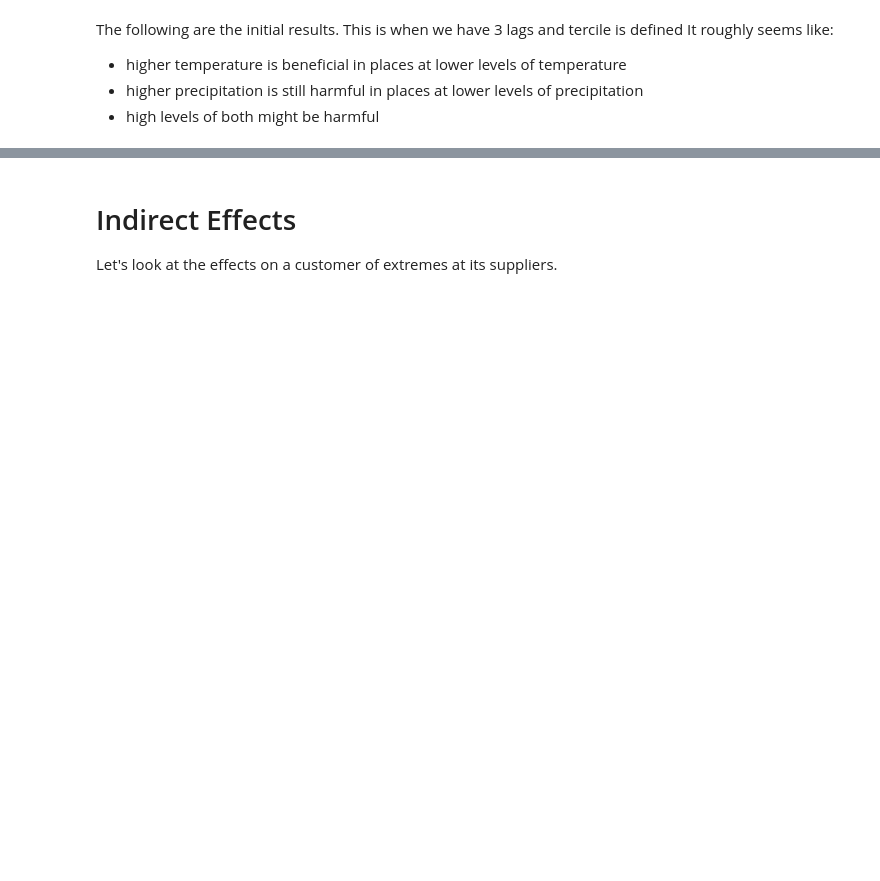
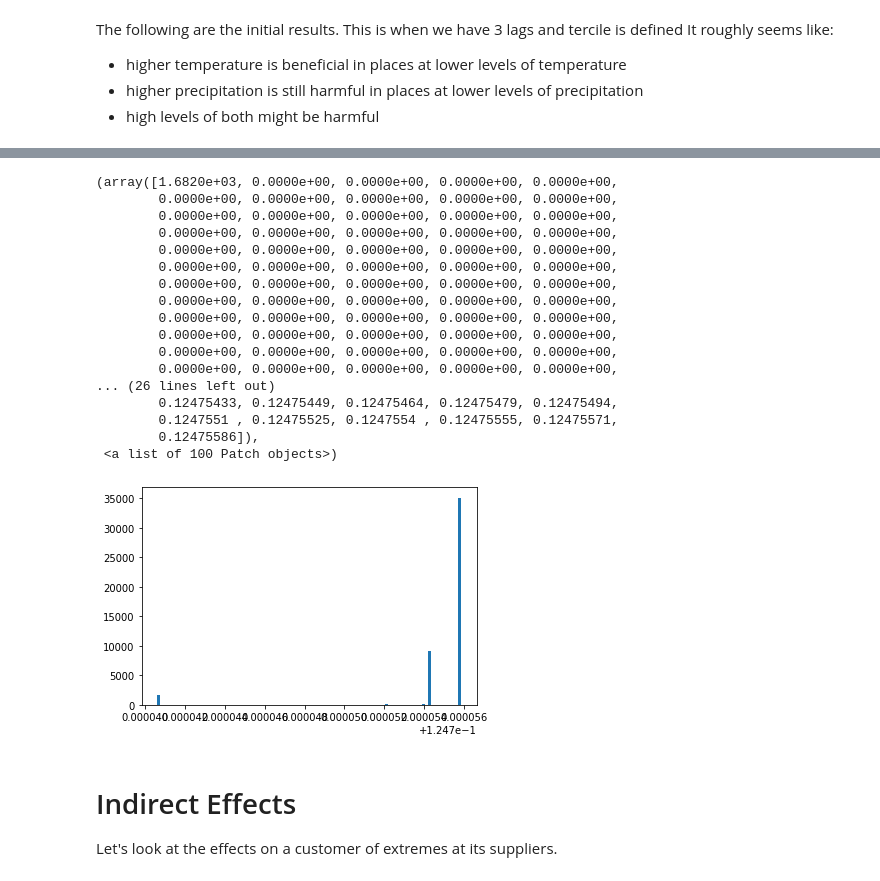
Before and after one commit to brianreed21/extremes, a Jupyter notebook: extremesAnalysisCode/pythonRegs.ipynb, the cells around one changed output, grey strips where cells are left out. Saved outputs shown, nothing was run; the diff lists cells and outputs as text; code cells hidden in the pictures; blank space fills up the shorter version.

```diff
--- a/extremesAnalysisCode/pythonRegs.ipynb
+++ b/extremesAnalysisCode/pythonRegs.ipynb
@@ -115,5 +60,5 @@ goodsData[~goodsData.lnOpIncNormd.isna()]
 # %%
-goodsData = pd.read_csv("../../data/companyData/goodsData_largestSupplierData.csv").drop(columns = {'Unnamed: 0'})
+goodsData = pd.read_csv("../../data/companyData/goodsData_largestSupplierData_dirEffects.csv").drop(columns = {'Unnamed: 0'})
 goodsData['year'] = goodsData.year.astype('str').str.slice(0,4).astype('int64')
 goodsData.columns = goodsData.columns.str.replace("0.95", "Extreme")
 goodsData = goodsData[~goodsData.lnOpIncNormd.isna() & ~goodsData.lnRevNormd.isna() & \
@@ -140,19 +244,13 @@ The following are the initial results. This is when we have 3 lags and tercile i
 # %%
-start = time.time()
-
-outcome  = 'lnOpIncNormd'
-weather  = 'extremeHeat'
-# weather  = '(temp_zipQuarter95 + lag1_temp_zipQuarter95 + lag2_temp_zipQuarter95 + lag3_temp_zipQuarter95)'
+outcome  = 'lnRevNormd'
+weather  = 'extremePrecip'
 controls = 'C(indGroup):C(qtr) + C(yearQtr) + C(gvkey) + C(ageTercile) + C(profitTercile) + C(sizeTercile)'
 
 equation = outcome + ' ~ ' + weather + ' + ' + controls
 
 print(equation)
 
-tempMod = smf.ols(formula = equation, data = goodsData).fit(cov_type='cluster',cov_kwds={'groups': goodsData.gvkey})
+precipMod = smf.ols(formula = equation, data = goodsData).fit()
 
-print(time.time() - start)
-
-
-print(tempMod.summary())
+print(precipMod.summary())
 # %% [output]
@@ -281,3 +323,30 @@ allResults = pd.concat(resultList, axis=0)
+# %%
+goodsData_moreExtremes = goodsData.copy()
+goodsData_moreExtremes['extremeHeat']   += 10
+goodsData_moreExtremes['extremePrecip'] += 10
+
+ypred_moreExtremes = tempMod.predict(goodsData_moreExtremes)
+
+plt.hist(ypred_moreExtremes - ypred, bins = 100)
+# %% [output]
+(array([1.6820e+03, 0.0000e+00, 0.0000e+00, 0.0000e+00, 0.0000e+00,
+        0.0000e+00, 0.0000e+00, 0.0000e+00, 0.0000e+00, 0.0000e+00,
+        0.0000e+00, 0.0000e+00, 0.0000e+00, 0.0000e+00, 0.0000e+00,
+        0.0000e+00, 0.0000e+00, 0.0000e+00, 0.0000e+00, 0.0000e+00,
+        0.0000e+00, 0.0000e+00, 0.0000e+00, 0.0000e+00, 0.0000e+00,
+        0.0000e+00, 0.0000e+00, 0.0000e+00, 0.0000e+00, 0.0000e+00,
+        0.0000e+00, 0.0000e+00, 0.0000e+00, 0.0000e+00, 0.0000e+00,
+        0.0000e+00, 0.0000e+00, 0.0000e+00, 0.0000e+00, 0.0000e+00,
+        0.0000e+00, 0.0000e+00, 0.0000e+00, 0.0000e+00, 0.0000e+00,
+        0.0000e+00, 0.0000e+00, 0.0000e+00, 0.0000e+00, 0.0000e+00,
+        0.0000e+00, 0.0000e+00, 0.0000e+00, 0.0000e+00, 0.0000e+00,
+        0.0000e+00, 0.0000e+00, 0.0000e+00, 0.0000e+00, 0.0000e+00,
+... (26 lines left out)
+        0.12475433, 0.12475449, 0.12475464, 0.12475479, 0.12475494,
+        0.1247551 , 0.12475525, 0.1247554 , 0.12475555, 0.12475571,
+        0.12475586]),
+ <a list of 100 Patch objects>)
+[figure, added]
 # %% [markdown]
 # Indirect Effects
 Let's look at the effects on a customer of extremes at its suppliers.
```
Also changed, not shown: parts of 41 cells of this notebook, 6 other files.
